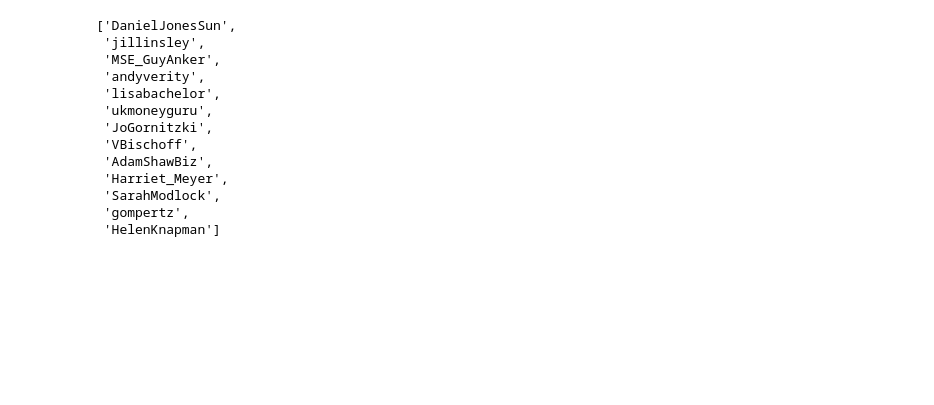
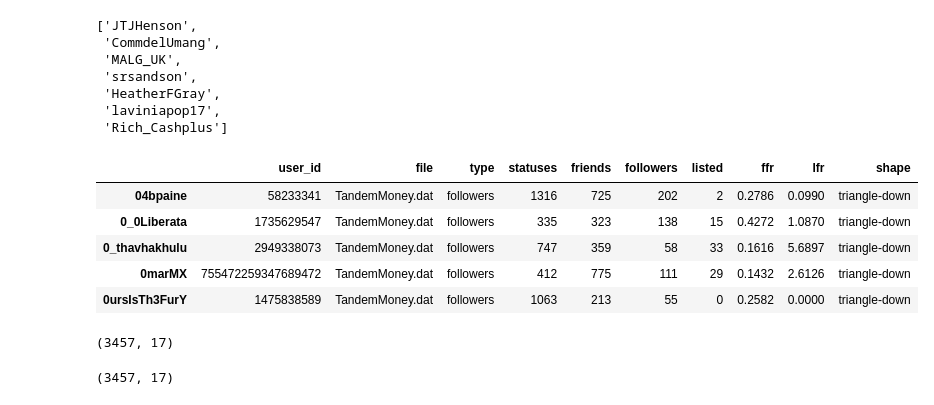
Before and after one commit to theDataFox/sentiment-influencer-app, a Jupyter notebook: notebooks/00-ljj-influencer-analysis.ipynb, the cells around one changed output. Drawn from its saved outputs; the diff is of its cells as text; code cells hidden in the pictures; blank space fills up the shorter version.

```diff
--- a/notebooks/00-ljj-influencer-analysis.ipynb
+++ b/notebooks/00-ljj-influencer-analysis.ipynb
@@ -9,16 +11,14 @@ import matplotlib.pyplot as plt
 import seaborn as sns
 %config InlineBackend.figure_format = 'retina'
 %matplotlib inline
-data_path_lewis = '../data/processed/mslewis_business_small.gml'
-data_path_cq = '../data/processed/cashquestions_10k.gml'
-data_path_ao = '../data/processed/andrew_oxlade_10k.gml'
-data_path_hd = '../data/processed/haggerdoo_10k.gml'
+data_path_1 = '../data/processed/TandemMoney.gml'
+data_path_2 = '../data/processed/BuyWithBread.gml'
+data_path_3 = '../data/processed/icount_money.gml'
 # %%
 # read in gml
-graph_cq = nx.read_gml(data_path_cq)
-graph_lewis = nx.read_gml(data_path_lewis)
-graph_ao = nx.read_gml(data_path_ao)
-graph_hd = nx.read_gml(data_path_hd)
+graph_1 = nx.read_gml(data_path_1)
+graph_2 = nx.read_gml(data_path_2)
+graph_3 = nx.read_gml(data_path_3)
 # %%
 def network_stats(graph):
     """
@@ -81,19 +86,13 @@ hd_list = network_stats(graph_hd)
 # %%
-list(set(hd_list).intersection(ml_list).intersection(ao_list))
+list(set(list_1).intersection(list_2).intersection(list_3))
 # %% [output]
-['DanielJonesSun',
- 'jillinsley',
- 'MSE_GuyAnker',
- 'andyverity',
- 'lisabachelor',
- 'ukmoneyguru',
- 'JoGornitzki',
- 'VBischoff',
- 'AdamShawBiz',
- 'Harriet_Meyer',
- 'SarahModlock',
- 'gompertz',
- 'HelenKnapman']
+['JTJHenson',
+ 'CommdelUmang',
+ 'MALG_UK',
+ 'srsandson',
+ 'HeatherFGray',
+ 'laviniapop17',
+ 'Rich_Cashplus']
 # %%
 # key actor analysis
 # betweeness vs page rank
@@ -110,0 +103,13 @@ data_hd['handle'] = data_hd.index
+# %%
+data_1.head()
+# %% [output]
+|  | user_id | file | type | statuses | friends | followers | listed | ffr | lfr | shape |
+| 04bpaine | 58233341 | TandemMoney.dat | followers | 1316 | 725 | 202 | 2 | 0.2786 | 0.0990 | triangle-down |
+| 0_0Liberata | 1735629547 | TandemMoney.dat | followers | 335 | 323 | 138 | 15 | 0.4272 | 1.0870 | triangle-down |
+| 0_thavhakhulu | 2949338073 | TandemMoney.dat | followers | 747 | 359 | 58 | 33 | 0.1616 | 5.6897 | triangle-down |
+| 0marMX | 755472259347689472 | TandemMoney.dat | followers | 412 | 775 | 111 | 29 | 0.1432 | 2.6126 | triangle-down |
+| 0ursIsTh3FurY | 1475838589 | TandemMoney.dat | followers | 1063 | 213 | 55 | 0 | 0.2582 | 0.0000 | triangle-down |
+# %%
+data_2.shape
+# %% [output]
+(3457, 17)
@@ -110,0 +123,4 @@ data_hd['handle'] = data_hd.index
+# %%
+data_2.shape
+# %% [output]
+(3457, 17)
```
Also changed, not shown: parts of 20 cells of this notebook, 26 other files.
